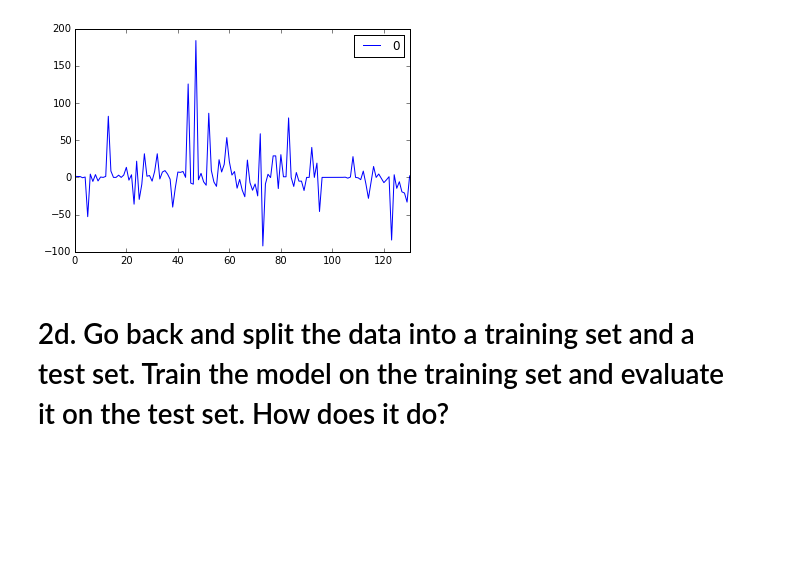
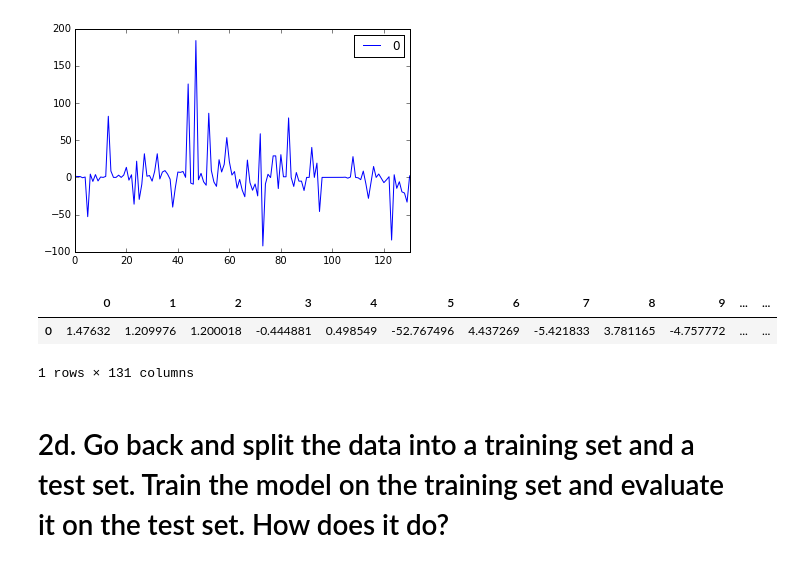
Before and after one commit to tlake/bikeshare, a Jupyter notebook: bikeshare_step3.ipynb, the cells around one changed output. Saved outputs shown, nothing was run; the diff lists cells and outputs as text; code cells hidden in the pictures; blank space fills up the shorter version.

```diff
--- a/bikeshare_step3.ipynb
+++ b/bikeshare_step3.ipynb
@@ -122,5 +134,5 @@ plt.show()
 # %%
 coeffs = DataFrame(model.coef_)
 # %%
-coeffs = coeffs.transpose()
+pltcoeffs = coeffs.transpose()
 # %%
@@ -128,5 +140,11 @@ coeffs.plot()
 plt.show()
 # %% [output]
 [figure]
+# %%
+coeffs.head()
+# %% [output]
+|  | 0 | 1 | 2 | 3 | 4 | 5 | 6 | 7 | 8 | 9 | ... | ... |
+| 0 | 1.47632 | 1.209976 | 1.200018 | -0.444881 | 0.498549 | -52.767496 | 4.437269 | -5.421833 | 3.781165 | -4.757772 | ... | ... |
+1 rows × 131 columns
 # %% [markdown]
 # 2d. Go back and split the data into a training set and a test set. Train the model on the training set and evaluate it on the test set. How does it do?
```
Also changed, not shown: parts of 4 cells of this notebook.
